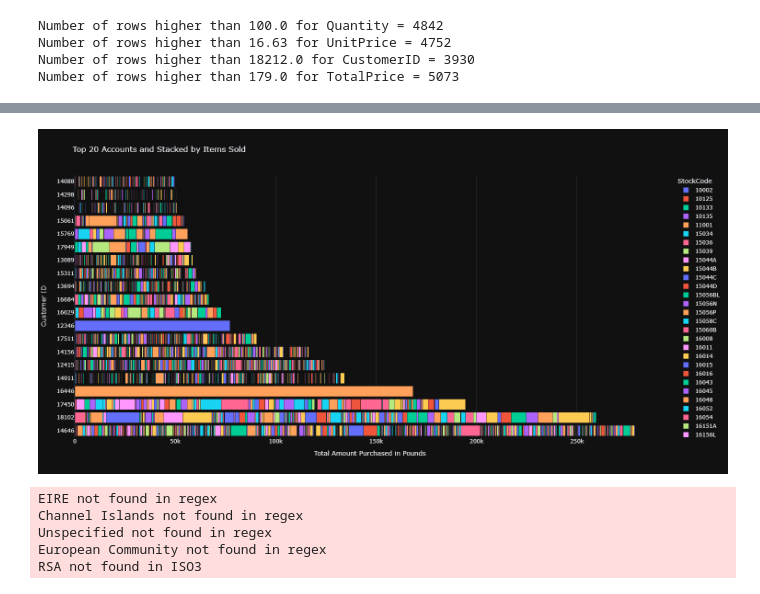
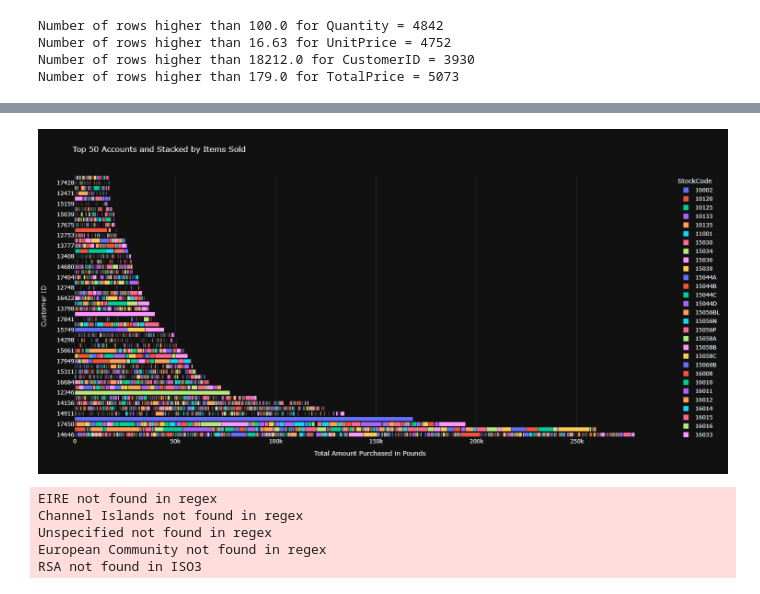
Before and after one commit to lkbaldridge/Online-Sales-Analytics---From-EDA-to-Customer-Segmentation-Product-Clustering, a Jupyter notebook: 2. data analysis and visualization.ipynb, the cells around one changed output, grey strips where cells are left out. Saved outputs shown, nothing was run; the diff lists cells and outputs as text; code cells hidden in the pictures.

```diff
--- a/2. data analysis and visualization.ipynb
+++ b/2. data analysis and visualization.ipynb
@@ -241,13 +251,13 @@ customers_df = df[~df['CustomerID'].isna()]
 top_accounts = customers_df[['CustomerID_str', 'TotalPrice']].groupby('CustomerID_str').sum()
 top_accounts = top_accounts.sort_values(by='TotalPrice', ascending=False)
 top_accounts = top_accounts.reset_index()
-top_20_accounts = top_accounts[:20]
-top_accounts_list = top_accounts[:20]['CustomerID_str'].to_list()
-top_20_accounts
+top_50_accounts = top_accounts[:50]
+top_accounts_list = top_accounts[:50]['CustomerID_str'].to_list()
+top_50_accounts
 
-#Calculate percent of sales of top 20 accounts
-top_accounts_percent = np.sum(top_accounts[:20]['TotalPrice'])/np.sum(df['TotalPrice'])
-print(f'The Top 20 Customers make up {top_accounts_percent:.2%} of Total sales')
+#Calculate percent of sales of top 50 accounts
+top_accounts_percent = np.sum(top_accounts[:50]['TotalPrice'])/np.sum(df['TotalPrice'])
+print(f'The Top 50 Customers make up {top_accounts_percent:.2%} of Total sales')
 
 #Get all the transactions of the top accounts grouped by Stock Code to find most popular items
 top_accounts_transactions = df[df['CustomerID_str'].isin(top_accounts_list)]
@@ -277,23 +291,23 @@ fig.show()
 # %%
 #Let's recreate the image above but as a stacked chart to include the different items purchased in order to see if we can determine a trend or pattern
 #Create a dictionary to sort values based on amounts purchased for the top accounts
 top_accounts_sorting = {}
 for i in range (0, len(top_accounts_list)):
     top_accounts_sorting[top_accounts_list[i]] = i
 
 #Groupe data by Customer IDs first and Stock Codes second, while summing up the total amounts purchased, then pivoting our dataframe so we can generate the needed data for our stacked bar chart
 top_grouped_stock_reset = top_accounts_transactions[['CustomerID_str', 'StockCode', 'TotalPrice']].groupby(['CustomerID_str', 'StockCode']).sum().reset_index()
 top_grouped_stock_reset = top_grouped_stock_reset.sort_values( by= 'CustomerID_str', key=lambda x:x.map(top_accounts_sorting))
 
 pivot_df = top_grouped_stock_reset.pivot(index='CustomerID_str', columns='StockCode', values='TotalPrice').fillna(0)
 pivot_df = pivot_df.sort_index(level = 1, key=lambda x:x.map(top_accounts_sorting))
 
 #Plotting our stacked bar chart
-fig = px.bar(pivot_df, orientation='h', title='Top 20 Accounts and Stacked by Items Sold')
+fig = px.bar(pivot_df, orientation='h', title='Top 50 Accounts and Stacked by Items Sold')
 fig.update_layout(barmode='stack', xaxis_title='Total Amount Purchased in Pounds', yaxis_title='Customer ID', height=750, width = 1500)
 pio.write_image(fig, 'top_accounts_with_items_purchased.png')
 
 Image('top_accounts_with_items_purchased.png')
 # %% [output]
-[figure, old version]
+[figure, new version]
 # %%
```
Also changed, not shown: parts of 9 cells of this notebook, 13 other files.
